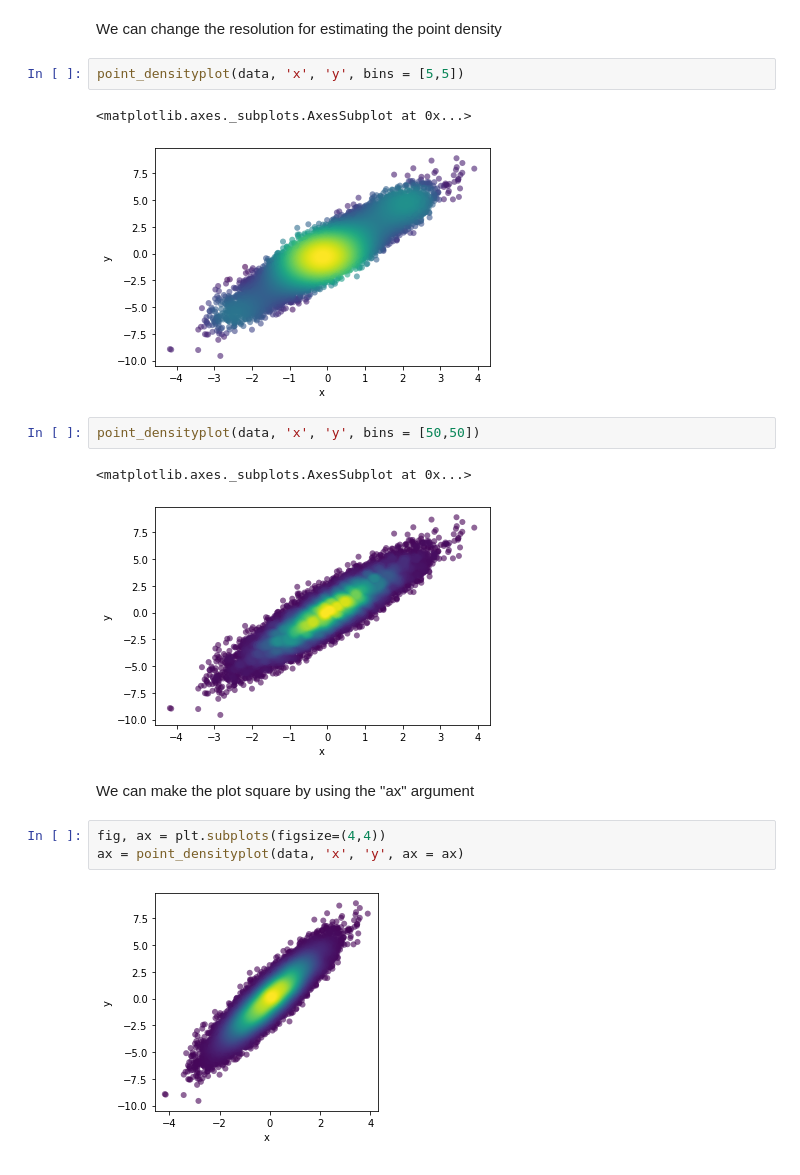
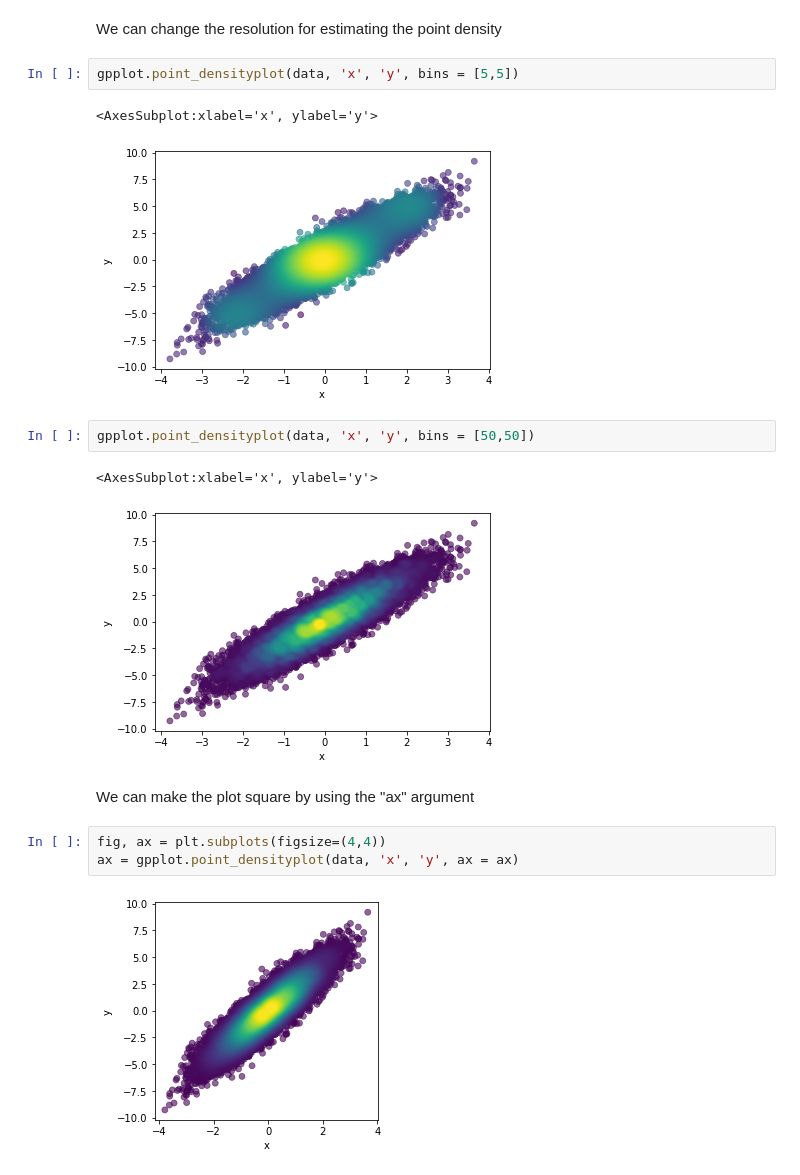
Before and after one commit to gpp-rnd/gpplot, a Jupyter notebook: notebooks/point_densityplot.ipynb, the cells around one changed output. Cells and saved outputs as stored; diff of their text form.

```diff
--- a/notebooks/point_densityplot.ipynb
+++ b/notebooks/point_densityplot.ipynb
@@ -30,19 +30,19 @@ point_densityplot(data, 'x', 'y', legend = 'brief')
 # %% [markdown]
 We can change the resolution for estimating the point density
 # %%
-point_densityplot(data, 'x', 'y', bins = [5,5])
+gpplot.point_densityplot(data, 'x', 'y', bins = [5,5])
 # %% [output]
-<matplotlib.axes._subplots.AxesSubplot at 0x...>
+<AxesSubplot:xlabel='x', ylabel='y'>
-[figure, old version]
+[figure, new version]
 # %%
-point_densityplot(data, 'x', 'y', bins = [50,50])
+gpplot.point_densityplot(data, 'x', 'y', bins = [50,50])
 # %% [output]
-<matplotlib.axes._subplots.AxesSubplot at 0x...>
+<AxesSubplot:xlabel='x', ylabel='y'>
-[figure, old version]
+[figure, new version]
 # %% [markdown]
 We can make the plot square by using the "ax" argument
 # %%
 fig, ax = plt.subplots(figsize=(4,4))
-ax = point_densityplot(data, 'x', 'y', ax = ax)
+ax = gpplot.point_densityplot(data, 'x', 'y', ax = ax)
 # %% [output]
-[figure, old version]
+[figure, new version]
```
Also changed, not shown: parts of 4 cells of this notebook, 6 other files.
